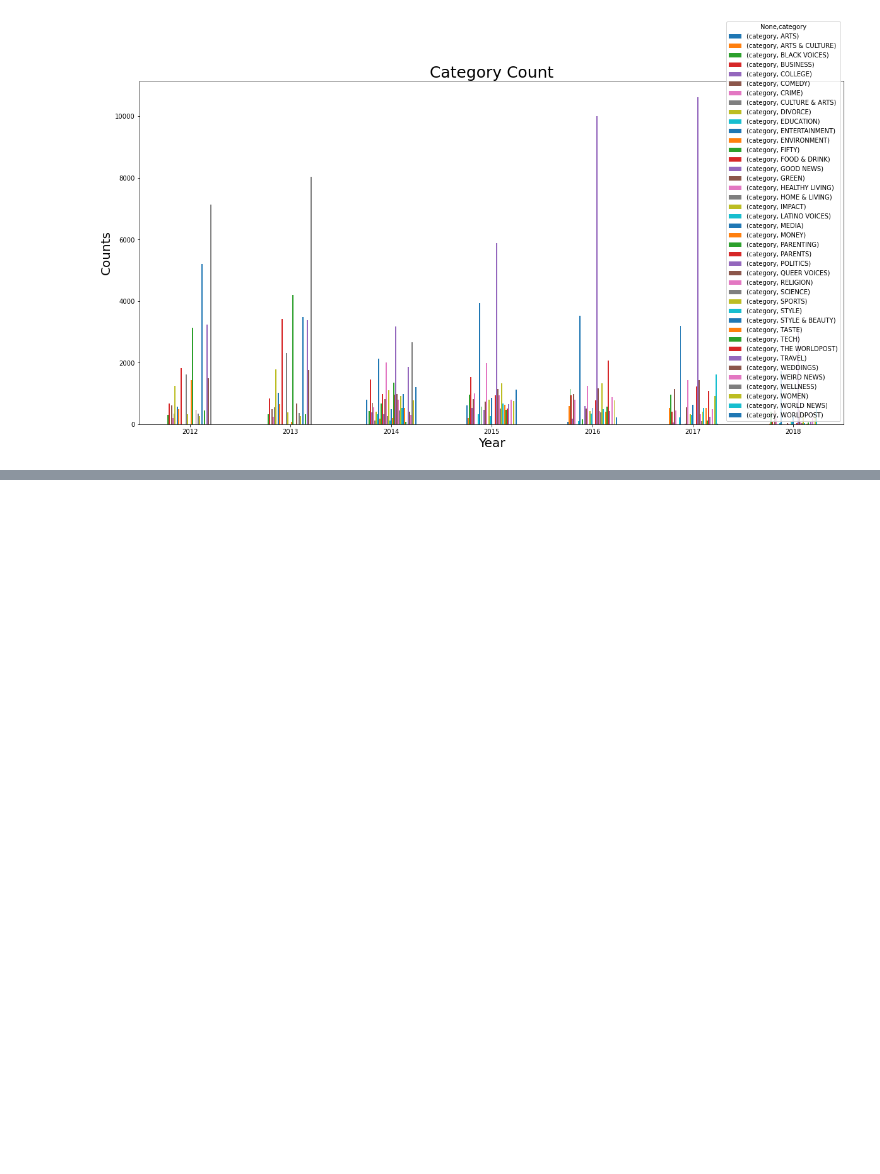
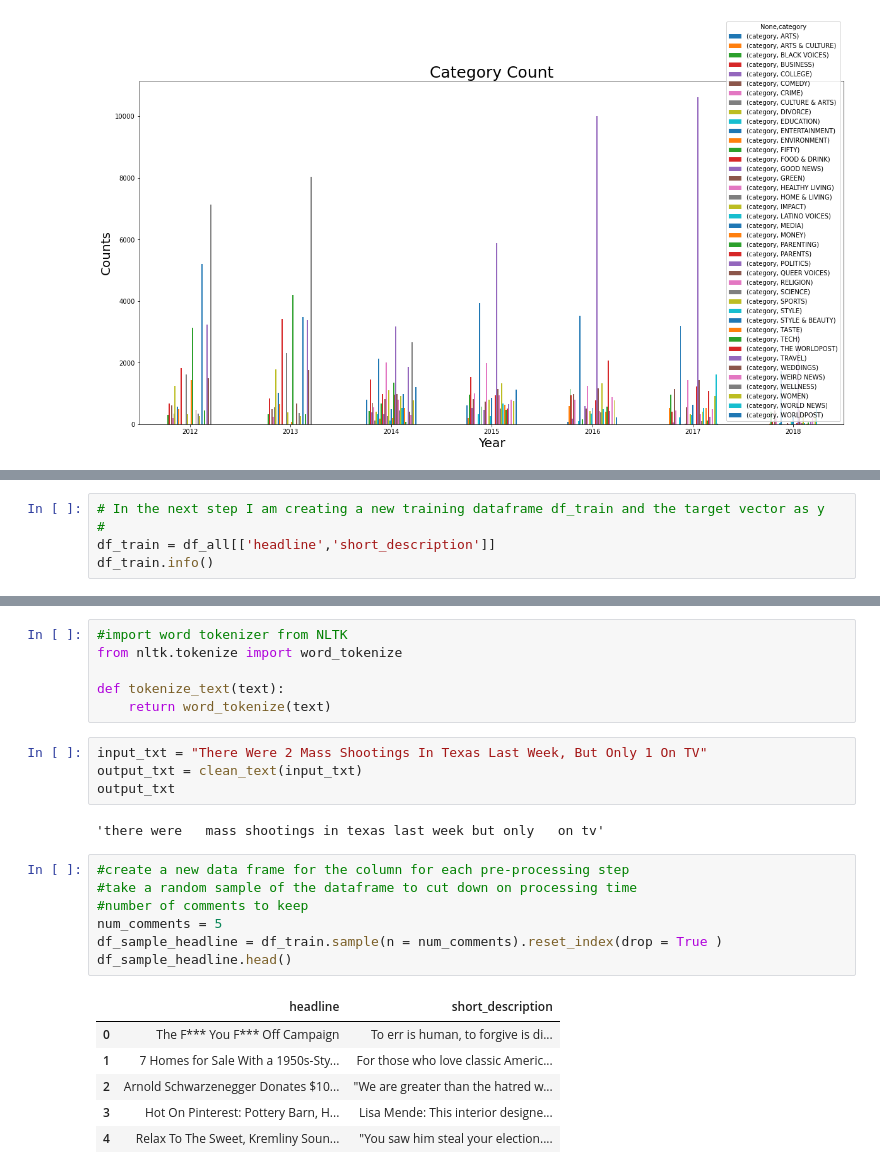
Before and after one commit to samantoz/bu_dsc, a Jupyter notebook: notebooks/DSC550/submitted/project_article_classification.ipynb, the cells around one changed output, grey strips where cells are left out. Cells and saved outputs as stored; diff of their text form; blank space fills up the shorter version.

```diff
--- a/notebooks/DSC550/submitted/project_article_classification.ipynb
+++ b/notebooks/DSC550/submitted/project_article_classification.ipynb
@@ -305,0 +367,5 @@ Submit Milestone 2 as a PDF or Jupyter Notebook, along with any applicable code
+# %%
+# In the next step I am creating a new training dataframe df_train and the target vector as y
+#
+df_train = df_all[['headline','short_description']]
+df_train.info()
@@ -305,0 +409,26 @@ Submit Milestone 2 as a PDF or Jupyter Notebook, along with any applicable code
+# %%
+#import word tokenizer from NLTK
+from nltk.tokenize import word_tokenize
+
+def tokenize_text(text):
+    return word_tokenize(text)
+# %%
+input_txt = "There Were 2 Mass Shootings In Texas Last Week, But Only 1 On TV"
+output_txt = clean_text(input_txt)
+output_txt
+# %% [output]
+'there were   mass shootings in texas last week but only   on tv'
+# %%
+#create a new data frame for the column for each pre-processing step
+#take a random sample of the dataframe to cut down on processing time
+#number of comments to keep
+num_comments = 5
+df_sample_headline = df_train.sample(n = num_comments).reset_index(drop = True )
+df_sample_headline.head()
+# %% [output]
+|  | headline | short_description |
+| 0 | The F*** You F*** Off Campaign | To err is human, to forgive is di... |
+| 1 | 7 Homes for Sale With a 1950s-Sty... | For those who love classic Americ... |
+| 2 | Arnold Schwarzenegger Donates $10... | "We are greater than the hatred w... |
+| 3 | Hot On Pinterest: Pottery Barn, H... | Lisa Mende: This interior designe... |
+| 4 | Relax To The Sweet, Kremliny Soun... | "You saw him steal your election.... |
```
Also changed, not shown: parts of 23 cells of this notebook.
